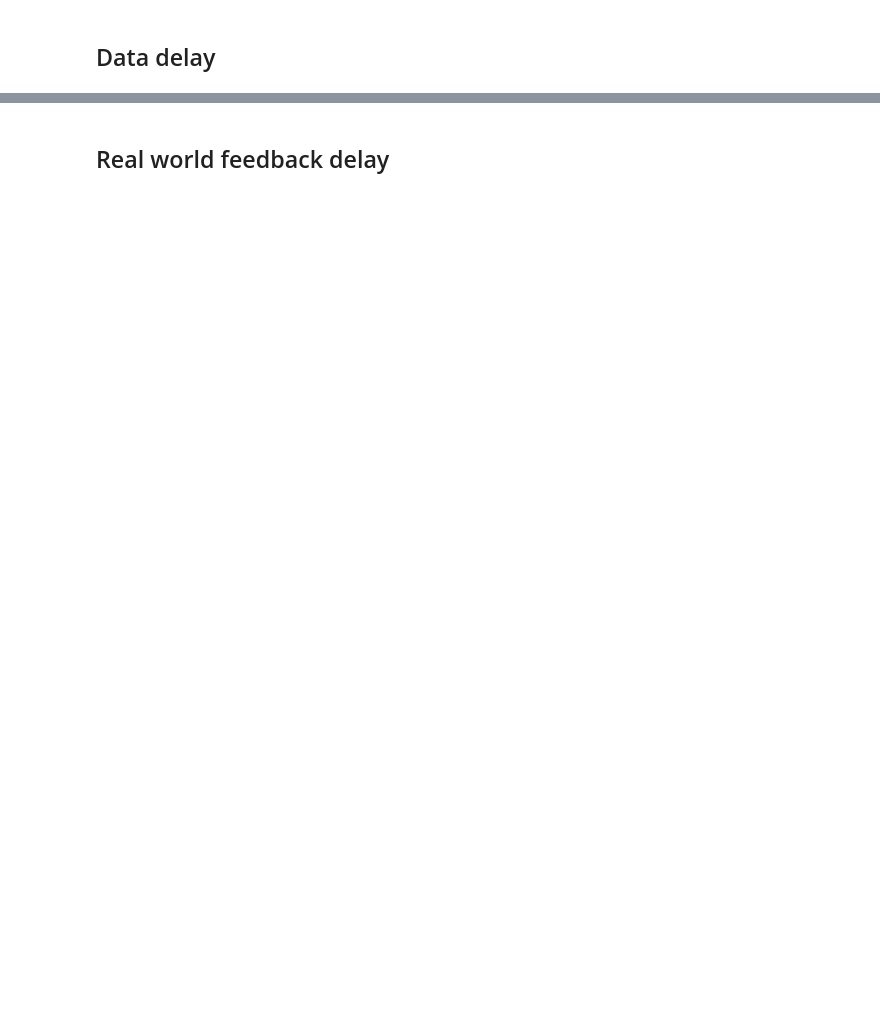
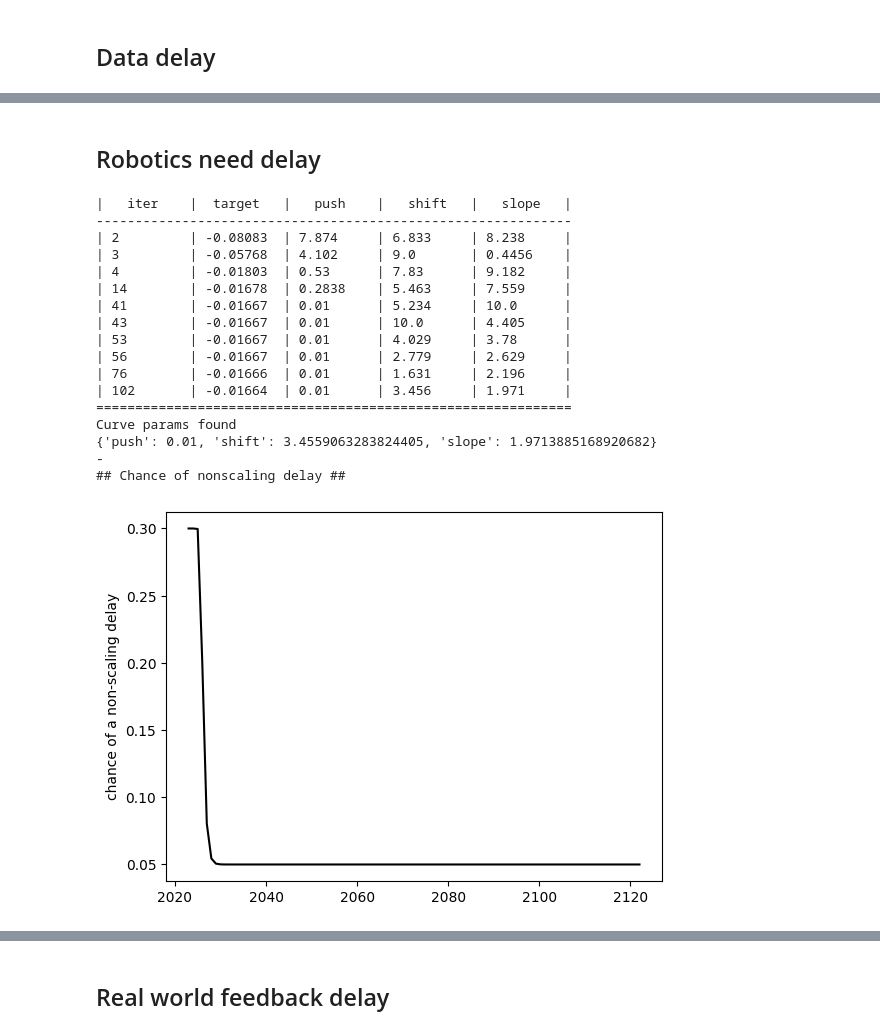
Before and after one commit to rethinkpriorities/future-assessment-model, a Jupyter notebook: (3B) Nonscaling Delay Curve.ipynb, the cells around one changed output, grey strips where cells are left out. Cells and saved outputs as stored; diff of their text form; code cells hidden in the pictures; blank space fills up the shorter version.

```diff
--- a/(3B) Nonscaling Delay Curve.ipynb
+++ b/(3B) Nonscaling Delay Curve.ipynb
@@ -109,3 +108,32 @@ Year: 2083 - chance of a nonscaling delay if TAI compute needs are otherwise met
 Year: 2093 - chance of a nonscaling delay if TAI compute needs are otherwise met in this year: 5%
 Year: 2103 - chance of a nonscaling delay if TAI compute needs are otherwise met in this year: 5%
 Year: 2113 - chance of a nonscaling delay if TAI compute needs are otherwise met in this year: 5%
+# %% [markdown]
+## Robotics need delay
+# %%
+nonscaling_points = [(2023, 0.3),
+                     (2030, 0.1),
+                     (2050, 0.05)]
+p_nonscaling_delay = derive_nonscaling_delay_curve(nonscaling_points)
+delays['robotics'] = {'prob': p_nonscaling_delay, 'length': sq.mixture([[0.9, sq.lognorm(1, 5)],
+                                                                        [0.1, sq.lognorm(5, 10)]])}
+plot_nonscaling_delay(plt, years, p_nonscaling_delay)
+# %% [output]
+|   iter    |  target   |   push    |   shift   |   slope   |
+-------------------------------------------------------------
+| 2         | -0.08083  | 7.874     | 6.833     | 8.238     |
+| 3         | -0.05768  | 4.102     | 9.0       | 0.4456    |
+| 4         | -0.01803  | 0.53      | 7.83      | 9.182     |
+| 14        | -0.01678  | 0.2838    | 5.463     | 7.559     |
+| 41        | -0.01667  | 0.01      | 5.234     | 10.0      |
+| 43        | -0.01667  | 0.01      | 10.0      | 4.405     |
+| 53        | -0.01667  | 0.01      | 4.029     | 3.78      |
+| 56        | -0.01667  | 0.01      | 2.779     | 2.629     |
+| 76        | -0.01666  | 0.01      | 1.631     | 2.196     |
+| 102       | -0.01664  | 0.01      | 3.456     | 1.971     |
+=============================================================
+Curve params found
+{'push': 0.01, 'shift': 3.4559063283824405, 'slope': 1.9713885168920682}
+-
+## Chance of nonscaling delay ##
+[figure, added]
```
Also changed, not shown: parts of 6 cells of this notebook.
